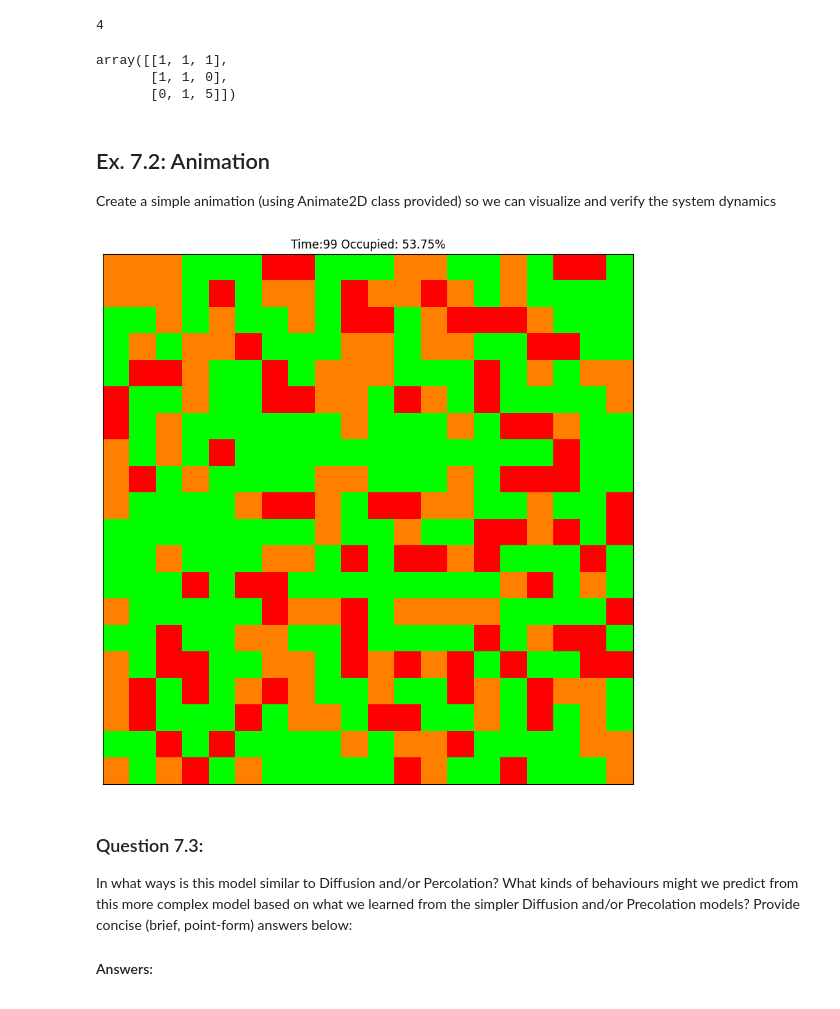
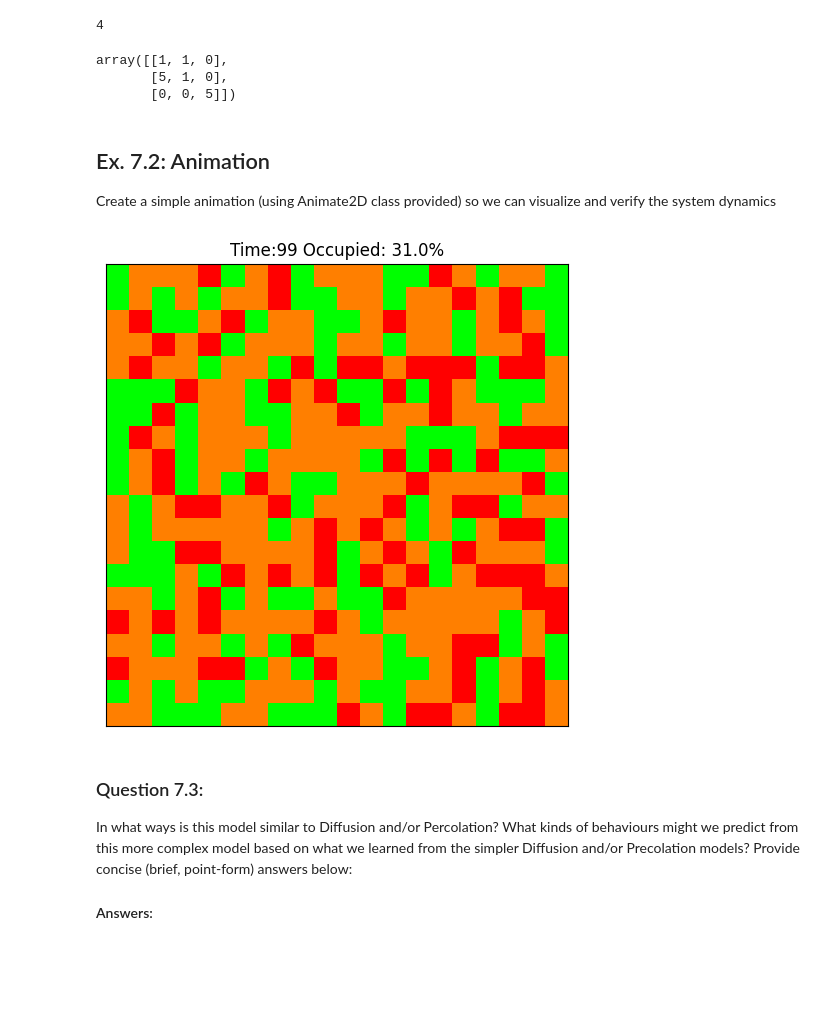
Before and after one commit to PeterSpitz/cap-comp215, a Jupyter notebook: labs/lab07-10-fire.ipynb, the cells around one changed output. Drawn from its saved outputs; the diff is of its cells as text; code cells hidden in the pictures; blank space fills up the shorter version.

```diff
--- a/labs/lab07-10-fire.ipynb
+++ b/labs/lab07-10-fire.ipynb
@@ -169,12 +169,13 @@ class ForestFire:
         #4. remove old fire
 
         fire = correlate2d(self.state, self.kernel, mode='same', boundary='wrap')
-        fire[fire%10 != 1] = False #not occupied
+        fire[fire%2 == 0] = False #not occupied
         fire[fire < 10] = False #no fires nearby
         fire[fire > 10] = True
         fire = np.array(fire, dtype=bool) #bool array of new fires
         self.state[fire] = self.FIRE
 
+        #exclude new fires
         self.state += ~fire * ((temp == self.OCCUPIED) * np.random.choice(np.array([0,4]), size = (self.n,self.n), replace = True , p = [1-self.f, self.f]))
 
         self.state += ((temp == self.EMPTY) * np.random.choice(np.array([0,1]), size = (self.n,self.n), replace = True , p = [1-self.p, self.p]))
@@ -182,12 +183,9 @@ class ForestFire:
         #use backup to remove previous fires
         self.state[temp == self.FIRE] = self.EMPTY
 
-        self.state[fire] = self.FIRE
-
-
     def num_occupied(self):
         """ return the number of cells occupied by forest """
-        return int(self.state[self.state == 1].sum())  # TODO: count the number of forested cells.
+        return int(self.state[self.state == self.OCCUPIED].sum())  # TODO: count the number of forested cells.
 
 
     def pct_occupied(self):
@@ -222,24 +220,23 @@ array([[0, 1, 0],
 m.step()                          # test the method you are working on and print some useful indicator
 pprint(m.state)
 # %% [output]
-array([[1, 1, 1],
-       [1, 1, 0],
-       [0, 1, 5]])
+array([[1, 1, 0],
+       [5, 1, 0],
+       [0, 0, 5]])
 # %% [markdown]
 ## Ex. 7.2: Animation
 Create a simple animation (using Animate2D class provided) so we can visualize and verify the system dynamics
 # %%
 # Ex. 7.2 here
 #  Suggestions: use a small grid (e.g., 20x20)  and
 #               a short animation (100 frames) with interval=0.3, to slow it down so you can inspect its behaviour
 
-m = ForestFire(20, p=0.5, f=0.2)
-m.state = np.zeros((20,20))
+m = ForestFire(20, p=0.5, f=0.2, q=0)
 
-test = Animation2D(m, frames=100, steps_per_frame=1, figsize=(10, 10))
+test = Animation2D(m, frames=100, steps_per_frame=1, figsize=(6, 6))
 test.animate(0.3)
 # %% [output]
-[figure, old version]
+[figure, new version]
 # %% [markdown]
 ### Question 7.3:
 In what ways is this model similar to Diffusion and/or Percolation?
```
Also changed, not shown: parts of 12 cells of this notebook.
